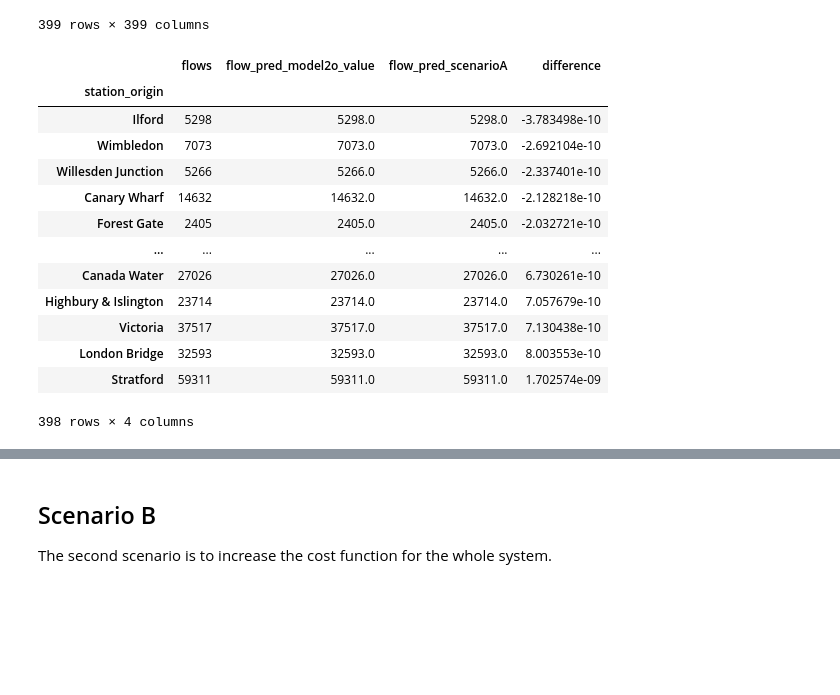
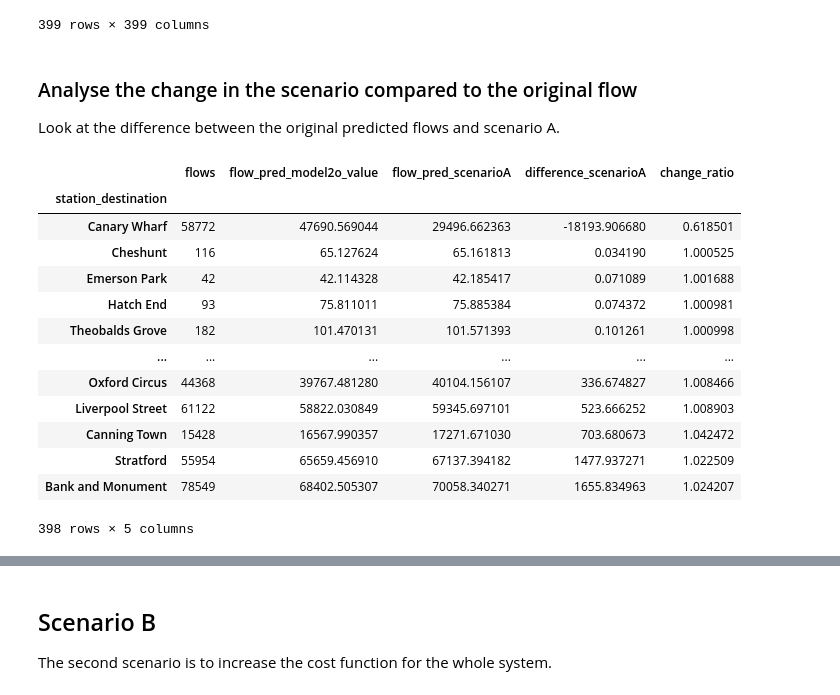
Before and after one commit to sokimura39/Urban_Simulation_Report, a Jupyter notebook: 02_spatial_interaction.ipynb, the cells around one changed output, grey strips where cells are left out. Saved outputs shown, nothing was run; the diff lists cells and outputs as text; code cells hidden in the pictures; blank space fills up the shorter version.

```diff
--- a/02_spatial_interaction.ipynb
+++ b/02_spatial_interaction.ipynb
@@ -829,32 +819,40 @@ od_df_scenarioA.pivot_table(values = 'flow_pred_model2o_value', index = 'station
 | Woolwich Arsenal | 33.648986 | NaN | NaN | NaN | NaN | 36.026496 | NaN | ... |
 | All | 392.352081 | 357.473900 | 2166.673827 | 8547.867617 | 9493.826683 | 539.231094 | 625.743229 | ... |
 399 rows × 399 columns
+# %% [markdown]
+### Analyse the change in the scenario compared to the original flow
+
+Look at the difference between the original predicted flows and scenario A.
+# %%
+# store the difference between the prediction and the original dataset
+od_df_scenarioA['difference_scenarioA'] = od_df_scenarioA['flow_pred_scenarioA'] - od_df_scenarioA['flow_pred_model2o_value']
 # %%
-# create df for comparison
-comparison_scenarioA = od_df_scenarioA.groupby('station_origin').agg(
+# create df for comparison of overall flows that terminate in the scenarios
+comparison_scenarioA = od_df_scenarioA.groupby('station_destination').agg(
     {
         'flows': 'sum',
         'flow_pred_model2o_value': 'sum',
-        'flow_pred_scenarioA': 'sum'
+        'flow_pred_scenarioA': 'sum',
+        'difference_scenarioA': 'sum'
     }
 )
 
-# comparison of values
-comparison_scenarioA['difference'] = comparison_scenarioA['flow_pred_scenarioA'] - comparison_scenarioA['flow_pred_model2o_value']
+# calculate ratio
+comparison_scenarioA['change_ratio'] = comparison_scenarioA['flow_pred_scenarioA'] / comparison_scenarioA['flow_pred_model2o_value']
 # %%
-comparison_scenarioA.sort_values(by = 'difference')
+comparison_scenarioA.sort_values(by = 'difference_scenarioA')
 # %% [output]
-|  | flows | flow_pred_model2o_value | flow_pred_scenarioA | difference |
-| station_origin |  |  |  |  |
-| Ilford | 5298 | 5298.0 | 5298.0 | -3.783498e-10 |
-| Wimbledon | 7073 | 7073.0 | 7073.0 | -2.692104e-10 |
-| Willesden Junction | 5266 | 5266.0 | 5266.0 | -2.337401e-10 |
-| Canary Wharf | 14632 | 14632.0 | 14632.0 | -2.128218e-10 |
-| Forest Gate | 2405 | 2405.0 | 2405.0 | -2.032721e-10 |
-| ... | ... | ... | ... | ... |
-| Canada Water | 27026 | 27026.0 | 27026.0 | 6.730261e-10 |
-| Highbury & Islington | 23714 | 23714.0 | 23714.0 | 7.057679e-10 |
-| Victoria | 37517 | 37517.0 | 37517.0 | 7.130438e-10 |
-| London Bridge | 32593 | 32593.0 | 32593.0 | 8.003553e-10 |
-| Stratford | 59311 | 59311.0 | 59311.0 | 1.702574e-09 |
+|  | flows | flow_pred_model2o_value | flow_pred_scenarioA | difference_scenarioA | change_ratio |
+| station_destination |  |  |  |  |  |
+| Canary Wharf | 58772 | 47690.569044 | 29496.662363 | -18193.906680 | 0.618501 |
+| Cheshunt | 116 | 65.127624 | 65.161813 | 0.034190 | 1.000525 |
+| Emerson Park | 42 | 42.114328 | 42.185417 | 0.071089 | 1.001688 |
+| Hatch End | 93 | 75.811011 | 75.885384 | 0.074372 | 1.000981 |
+| Theobalds Grove | 182 | 101.470131 | 101.571393 | 0.101261 | 1.000998 |
+| ... | ... | ... | ... | ... | ... |
+| Oxford Circus | 44368 | 39767.481280 | 40104.156107 | 336.674827 | 1.008466 |
+| Liverpool Street | 61122 | 58822.030849 | 59345.697101 | 523.666252 | 1.008903 |
+| Canning Town | 15428 | 16567.990357 | 17271.671030 | 703.680673 | 1.042472 |
+| Stratford | 55954 | 65659.456910 | 67137.394182 | 1477.937271 | 1.022509 |
+| Bank and Monument | 78549 | 68402.505307 | 70058.340271 | 1655.834963 | 1.024207 |
-398 rows × 4 columns
+398 rows × 5 columns
```
Also changed, not shown: parts of 19 cells of this notebook, 6 other files.
